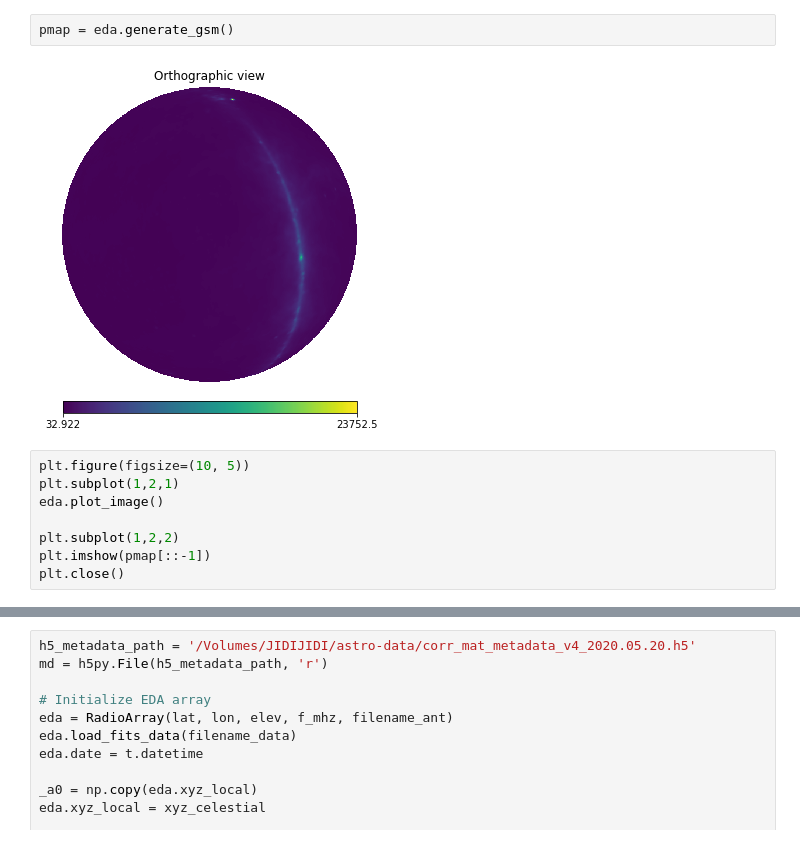
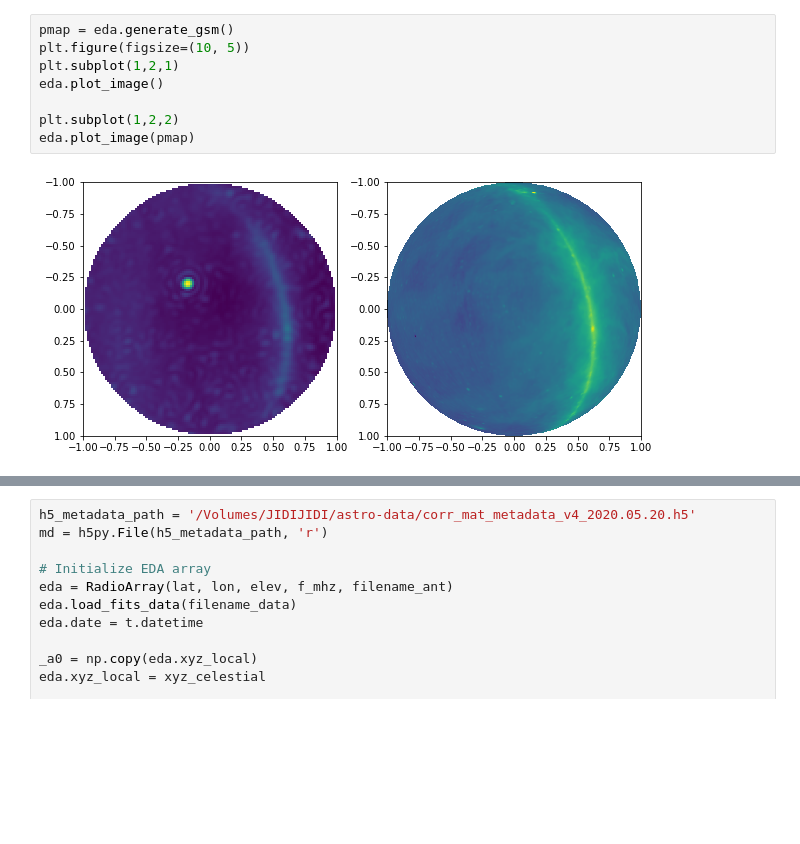
Before and after one commit to telegraphic/postx, a Jupyter notebook: load_vis.ipynb, the cells around one changed output, grey strips where cells are left out. Drawn from its saved outputs; the diff is of its cells as text; blank space fills up the shorter version.

```diff
--- a/load_vis.ipynb
+++ b/load_vis.ipynb
@@ -37,13 +30,11 @@ HA, D: (-0.18270382264997043, -14:51:39.7)
 Applying phase delay matrix
 # %%
 pmap = eda.generate_gsm()
+plt.figure(figsize=(10, 5))
+plt.subplot(1,2,1)
+eda.plot_image()
+
+plt.subplot(1,2,2)
+eda.plot_image(pmap)
 # %% [output]
-[figure, old version]
+[figure, new version]
-# %%
-plt.figure(figsize=(10, 5))
-plt.subplot(1,2,1)
-eda.plot_image()
-
-plt.subplot(1,2,2)
-plt.imshow(pmap[::-1])
-plt.close()
```
Also changed, not shown: parts of 19 cells of this notebook, 1 other file.
